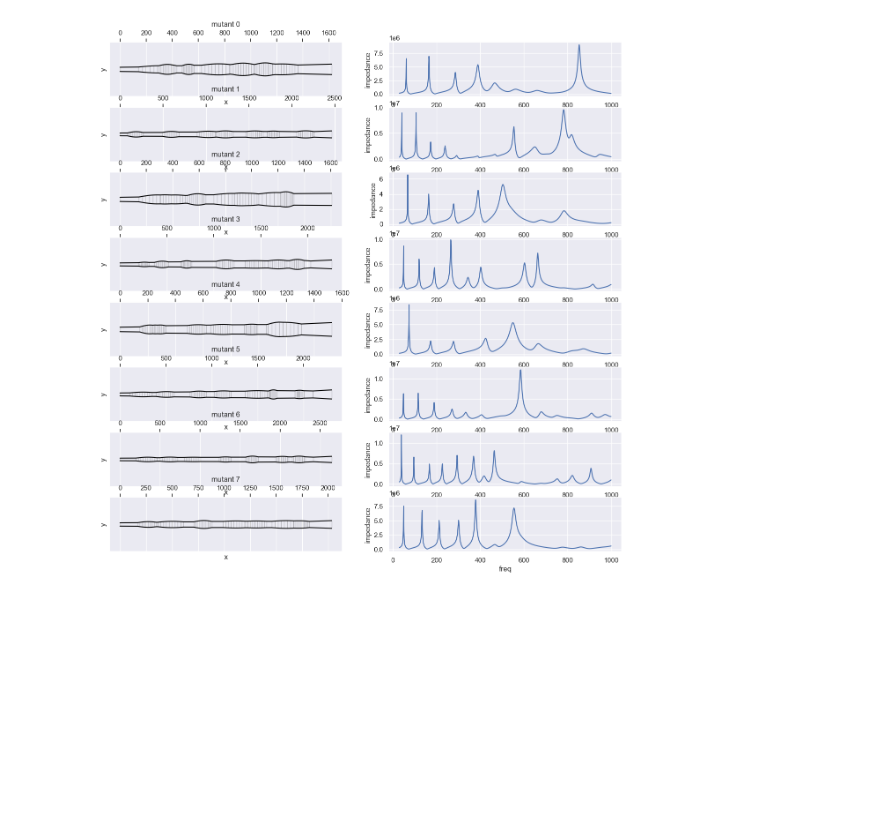
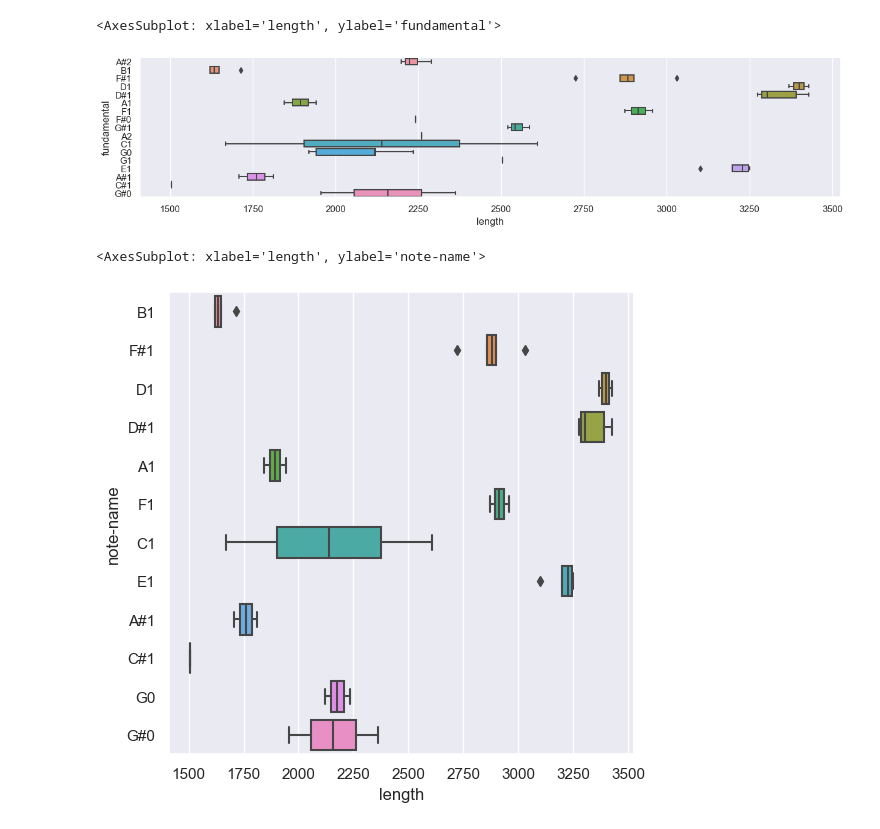
Before and after one commit to jnehring/didge-lab, a Jupyter notebook: src/experiments/make_shapes/EriceiraShape.ipynb, the cells around one changed output. Cells and saved outputs as stored; diff of their text form; code cells hidden in the pictures; blank space fills up the shorter version.

```diff
--- a/src/experiments/make_shapes/EriceiraShape.ipynb
+++ b/src/experiments/make_shapes/EriceiraShape.ipynb
@@ -87,23 +133,0 @@ DidgeVisualizer.vis_didge(geo)
-# %%
-import matplotlib.pyplot as plt
-from cad.cadsd.cadsd import CADSD
-import seaborn as sns
-from cad.calc.mutation import ExploringMutator
-mutator = ExploringMutator()
-
-plt.figure(figsize=(15,15))
-n_mutants = 8
-for i in range(n_mutants):
-    plt.subplot(n_mutants, 2, 2*i+1)
-    mutant = shape.copy()
-    mutator.mutate(mutant)
-    geo = mutant.make_geo()
-    DidgeVisualizer.vis_didge(geo)
-    plt.title("mutant " + str(i))
-
-    plt.subplot(n_mutants, 2, 2*i+2)
-    cadsd = CADSD(geo)
-    impedance_spectrum=cadsd.get_impedance_spektrum()
-    sns.lineplot(data=impedance_spectrum, x="freq", y="impedance")
-# %% [output]
-[figure, removed]
@@ -111,0 +134,26 @@ for i in range(n_mutants):
+# %%
+import seaborn as sns
+df = []
+for i in range(len(fundamentals)):
+    df.append({
+        "fundamental": fundamentals.iloc[i]["note-name"],
+        "length": geos[i].geo[-1][0]
+    })
+df = pd.DataFrame(df)
+
+sns.boxplot(data=df, x="length", y="fundamental")
+# %% [output]
+<AxesSubplot: xlabel='length', ylabel='fundamental'>
+[figure, added]
+# %%
+import matplotlib.pyplot as plt
+
+plt.figure(figsize=(6,6))
+
+f = fundamentals.copy()
+f["length"] = [g.geo[-1][0] for g in geos]
+f=f.query("95>freq>50")
+sns.boxplot(data=f, x="length", y="note-name")
+# %% [output]
+<AxesSubplot: xlabel='length', ylabel='note-name'>
+[figure, added]
```
Also changed, not shown: parts of 6 cells of this notebook, 4 other files.
